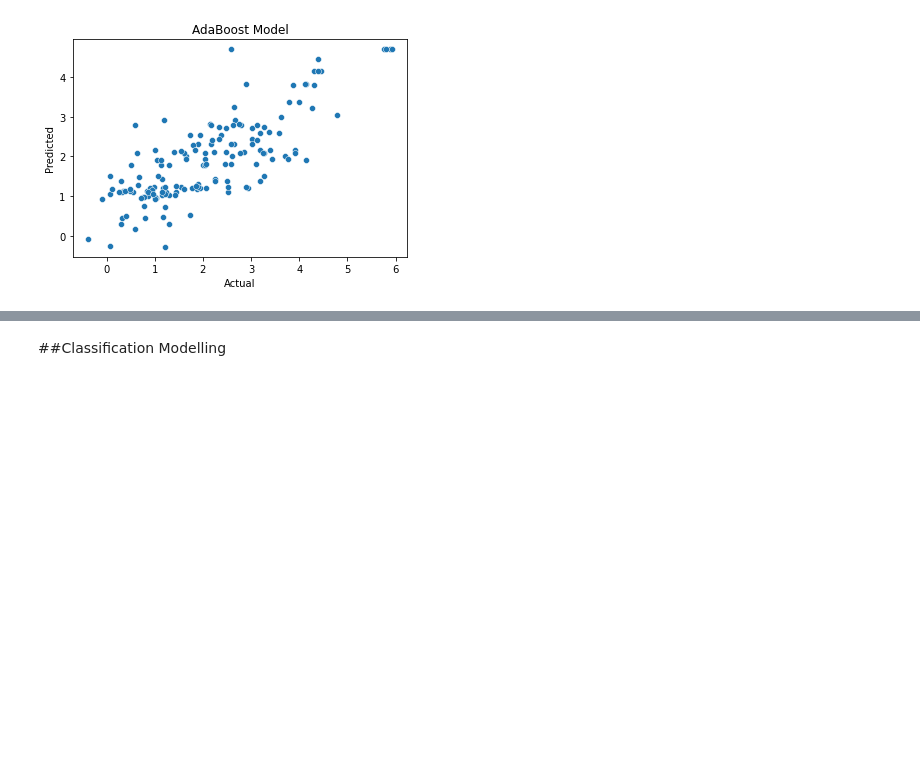
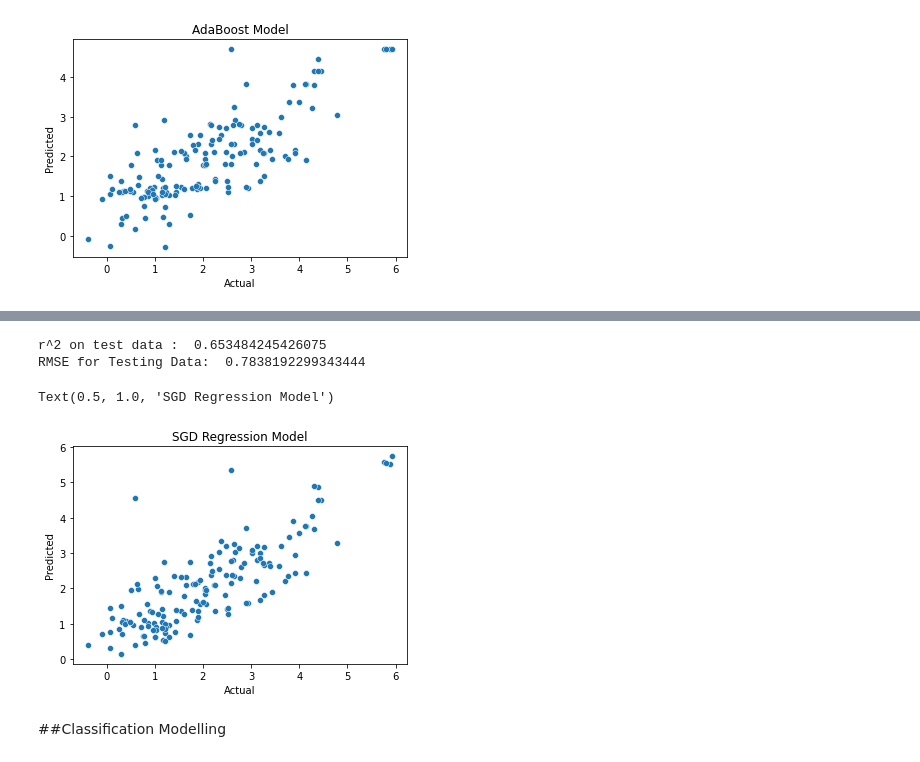
Before and after one commit to emmim25/Group08_Project, a Jupyter notebook: BMEN415_Group8_Final_Project_Models.ipynb, the cells around one changed output, grey strips where cells are left out. Saved outputs shown, nothing was run; the diff lists cells and outputs as text; code cells hidden in the pictures; blank space fills up the shorter version.

```diff
--- a/BMEN415_Group8_Final_Project_Models.ipynb
+++ b/BMEN415_Group8_Final_Project_Models.ipynb
@@ -368,3 +386,25 @@ Text(0.5, 1.0, 'Lasso Regression Model')
+# %%
+# Gradient Boosted Tree Regression
+from sklearn.ensemble import GradientBoostingRegressor
+
+GBR = GradientBoostingRegressor()
+GBR.fit(x_train,y_train)
+y_predict = GBR.predict(x_test)
+
+r2_score_ = r2_score(y_test, y_predict)
+print("r^2 on test data : ", r2_score_)
+
+RMSE_test = sqrt(mean_squared_error(y_test, y_predict))
+print("RMSE for Testing Data: ", RMSE_test)
+sns.scatterplot(y_test,y_predict)
+plt.xlabel('Actual')
+plt.ylabel('Predicted')
+plt.title("SGD Regression Model")
+# %% [output]
+r^2 on test data :  0.653484245426075
+RMSE for Testing Data:  0.7838192299343444
+Text(0.5, 1.0, 'SGD Regression Model')
+[figure, added]
 # %% [markdown]
 ##Classification Modelling
 # %%
```
Also changed, not shown: parts of 13 cells of this notebook.
